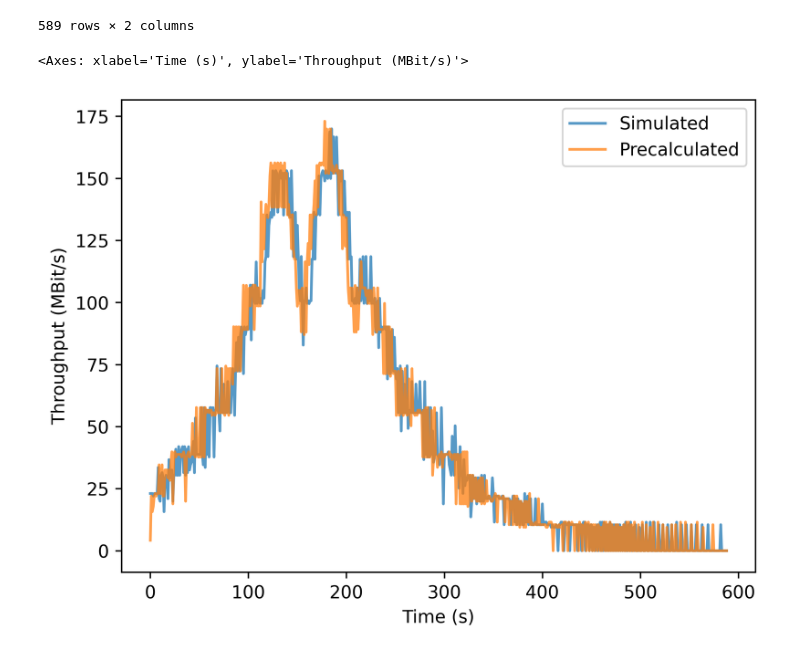
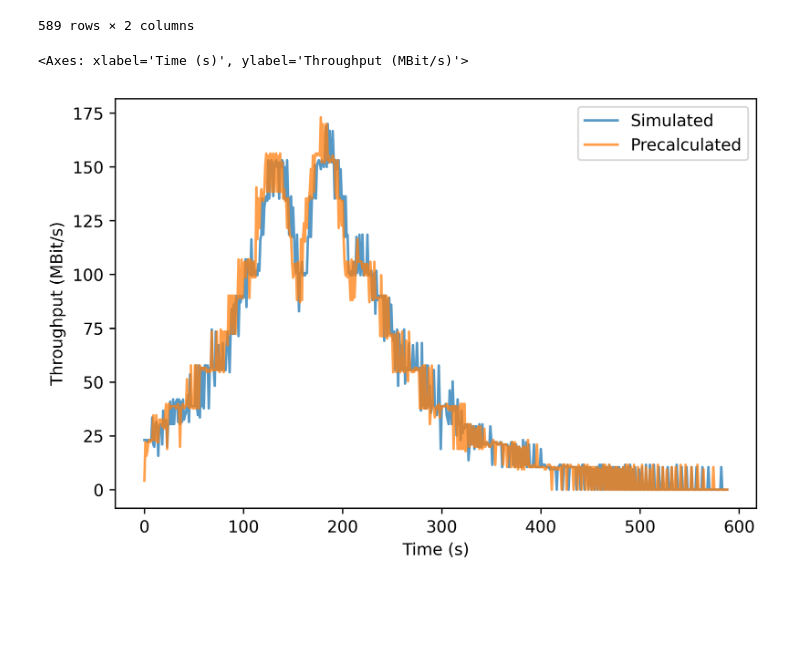
Before and after one commit to jan-be/skybed, a Jupyter notebook: evaluation/efficacy-eval/iperf3-eval.ipynb, the cells around one changed output. Saved outputs shown, nothing was run; the diff lists cells and outputs as text; code cells hidden in the pictures; blank space fills up the shorter version.

```diff
--- a/evaluation/efficacy-eval/iperf3-eval.ipynb
+++ b/evaluation/efficacy-eval/iperf3-eval.ipynb
@@ -28,5 +28,5 @@ len(read_iperf3_json("realtime-ns3.json")[7:])
 # %%
-df = pd.DataFrame({'Precalculated': read_iperf3_json("precomputed.json"), 'Simulated': read_iperf3_json("realtime-ns3.json")[7:]})
+df = pd.DataFrame({'Precalculated': read_iperf3_json("precalculated.json"), 'Simulated': read_iperf3_json("realtime-ns3.json")[7:]})
 df
 # %% [output]
 |  | Precalculated | Simulated |
@@ -43,7 +43,7 @@ df
 | 588 | 0.000000 | 0.000000 |
 589 rows × 2 columns
 # %%
-df.plot(y=["Simulated", "Precalculated"], ylabel="Throughput (MBit/s)", xlabel="Time (s)", alpha=0.75)
+df.plot(y=["Simulated", "Precalculated"], ylabel="Throughput (MBit/s)", xlabel="Time (s)", alpha=0.75, figsize=(7, 4.5))
 # %% [output]
 <Axes: xlabel='Time (s)', ylabel='Throughput (MBit/s)'>
-[figure, old version]
+[figure, new version]
```
Also changed, not shown: parts of 2 cells of this notebook, 13 other files.
